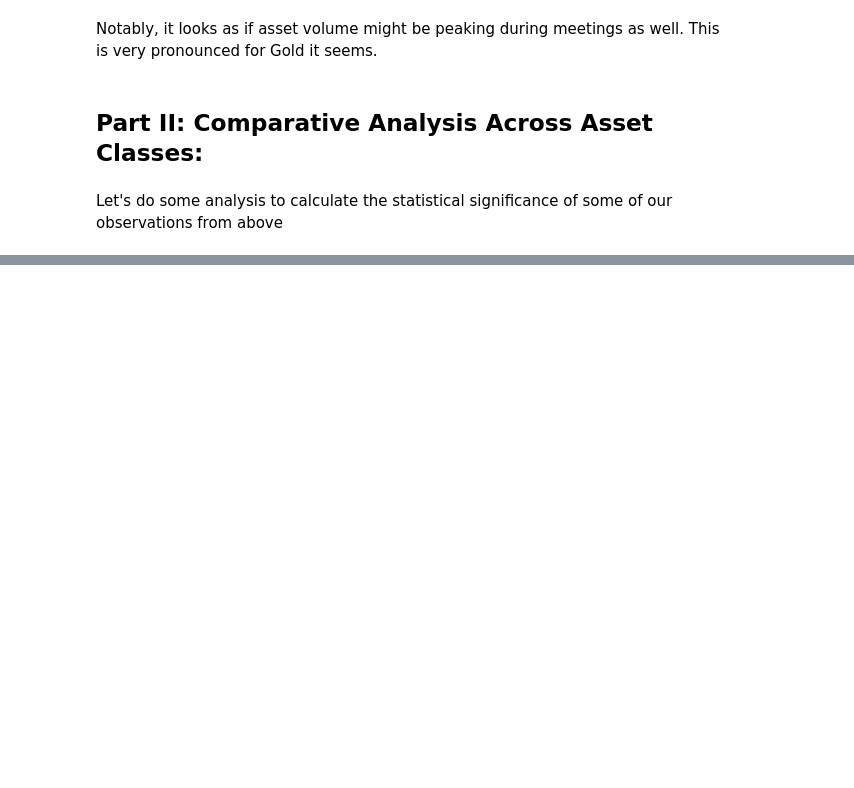
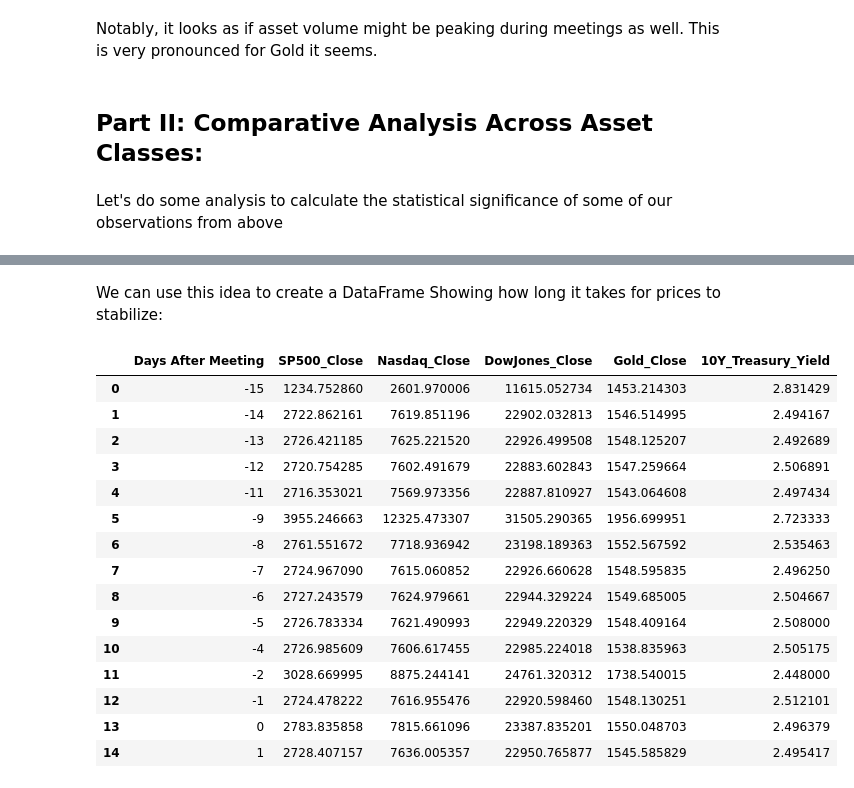
Before and after one commit to LyWangPX/umich-milestone-project, a Jupyter notebook: analysis.ipynb, the cells around one changed output, grey strips where cells are left out. Drawn from its saved outputs; the diff is of its cells as text; code cells hidden in the pictures; blank space fills up the shorter version.

```diff
--- a/analysis.ipynb
+++ b/analysis.ipynb
@@ -102,9 +106,9 @@ for meetings_df_index in range(len(meetings_df)):
     meeting = meetings_df.iloc[meetings_df_index]
 
     # Getting the date range of each window.
-    pre_meeting_window = pd.date_range(start = meeting["meeting_start"] - pd.Timedelta("16 days"), end = meeting["meeting_start"] - pd.Timedelta("1 day"))
+    pre_meeting_window = pd.date_range(start = meeting["meeting_start"] - pd.Timedelta("15 days"), end = meeting["meeting_start"] - pd.Timedelta("1 day"))
     meeting_window = pd.date_range(start = meeting["meeting_start"], end = meeting["meeting_end"])
-    post_meeting_window = pd.date_range(start = meeting["meeting_end"] + pd.Timedelta("1 days"), end = meeting["meeting_end"] + pd.Timedelta("16 day"))
+    post_meeting_window = pd.date_range(start = meeting["meeting_end"] + pd.Timedelta("1 days"), end = meeting["meeting_end"] + pd.Timedelta("15 day"))
 
     # Appending each date to the master list of pre, post, and during meeting window dates.
     for date in pre_meeting_window:
@@ -115,9 +119,10 @@ for meetings_df_index in range(len(meetings_df)):
         post_meeting_window_dates.append(date)
 
 # Selecting new DataFrame for pre, post, and during meeting window dates.
-market_data_pre_meetings_df = market_data_df[market_data_df["Date"].isin(pre_meeting_window_dates)]
-market_data_post_meetings_df = market_data_df[market_data_df["Date"].isin(post_meeting_window_dates)]
-market_data_during_meetings_df = market_data_df[market_data_df["Date"].isin(meeting_dates)]
+# Note that.copy() is being used because of a warning that ocurred regarding chained indexing while trying to add a column in a future operation.
+market_data_pre_meetings_df = market_data_df.copy()[market_data_df["Date"].isin(pre_meeting_window_dates)]
+market_data_post_meetings_df = market_data_df.copy()[market_data_df["Date"].isin(post_meeting_window_dates)]
+market_data_during_meetings_df = market_data_df.copy()[market_data_df["Date"].isin(meeting_dates)]
 # %% [markdown]
 Finally, let's calculate some descriptive statistics:
 
@@ -268,0 +399,27 @@ Let's do some analysis to calculate the statistical significance of some of our
+# %% [markdown]
+We can use this idea to create a DataFrame Showing how long it takes for prices to stabilize:
+# %%
+# Let's get the columns we are interested in
+columns_of_interest = [i + "_Close" for i in asset_names if i != "10Y_Treasury_Yield"]
+columns_of_interest += ["10Y_Treasury_Yield", "Days After Meeting"]
+
+# Let's create a new DataFrame grouping by the days after meeting column and show some of it
+mean_price_by_day_df = pd.DataFrame(market_data_with_days_after_column_df[columns_of_interest].groupby("Days After Meeting").agg("mean")).reset_index()
+mean_price_by_day_df.head(15)
+# %% [output]
+|  | Days After Meeting | SP500_Close | Nasdaq_Close | DowJones_Close | Gold_Close | 10Y_Treasury_Yield |
+| 0 | -15 | 1234.752860 | 2601.970006 | 11615.052734 | 1453.214303 | 2.831429 |
+| 1 | -14 | 2722.862161 | 7619.851196 | 22902.032813 | 1546.514995 | 2.494167 |
+| 2 | -13 | 2726.421185 | 7625.221520 | 22926.499508 | 1548.125207 | 2.492689 |
+| 3 | -12 | 2720.754285 | 7602.491679 | 22883.602843 | 1547.259664 | 2.506891 |
+| 4 | -11 | 2716.353021 | 7569.973356 | 22887.810927 | 1543.064608 | 2.497434 |
+| 5 | -9 | 3955.246663 | 12325.473307 | 31505.290365 | 1956.699951 | 2.723333 |
+| 6 | -8 | 2761.551672 | 7718.936942 | 23198.189363 | 1552.567592 | 2.535463 |
+| 7 | -7 | 2724.967090 | 7615.060852 | 22926.660628 | 1548.595835 | 2.496250 |
+| 8 | -6 | 2727.243579 | 7624.979661 | 22944.329224 | 1549.685005 | 2.504667 |
+| 9 | -5 | 2726.783334 | 7621.490993 | 22949.220329 | 1548.409164 | 2.508000 |
+| 10 | -4 | 2726.985609 | 7606.617455 | 22985.224018 | 1538.835963 | 2.505175 |
+| 11 | -2 | 3028.669995 | 8875.244141 | 24761.320312 | 1738.540015 | 2.448000 |
+| 12 | -1 | 2724.478222 | 7616.955476 | 22920.598460 | 1548.130251 | 2.512101 |
+| 13 | 0 | 2783.835858 | 7815.661096 | 23387.835201 | 1550.048703 | 2.496379 |
+| 14 | 1 | 2728.407157 | 7636.005357 | 22950.765877 | 1545.585829 | 2.495417 |
```
Also changed, not shown: parts of 15 cells of this notebook.
